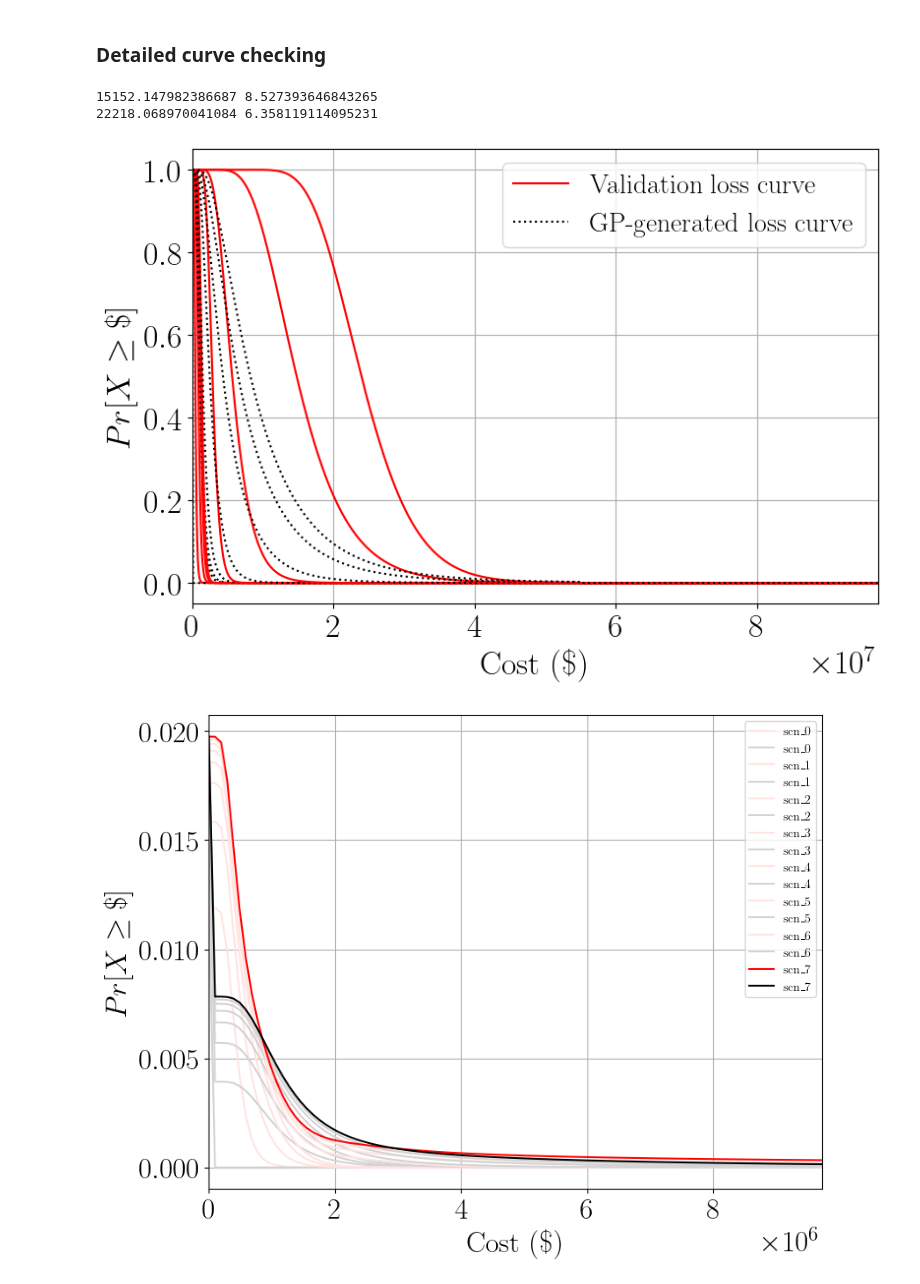
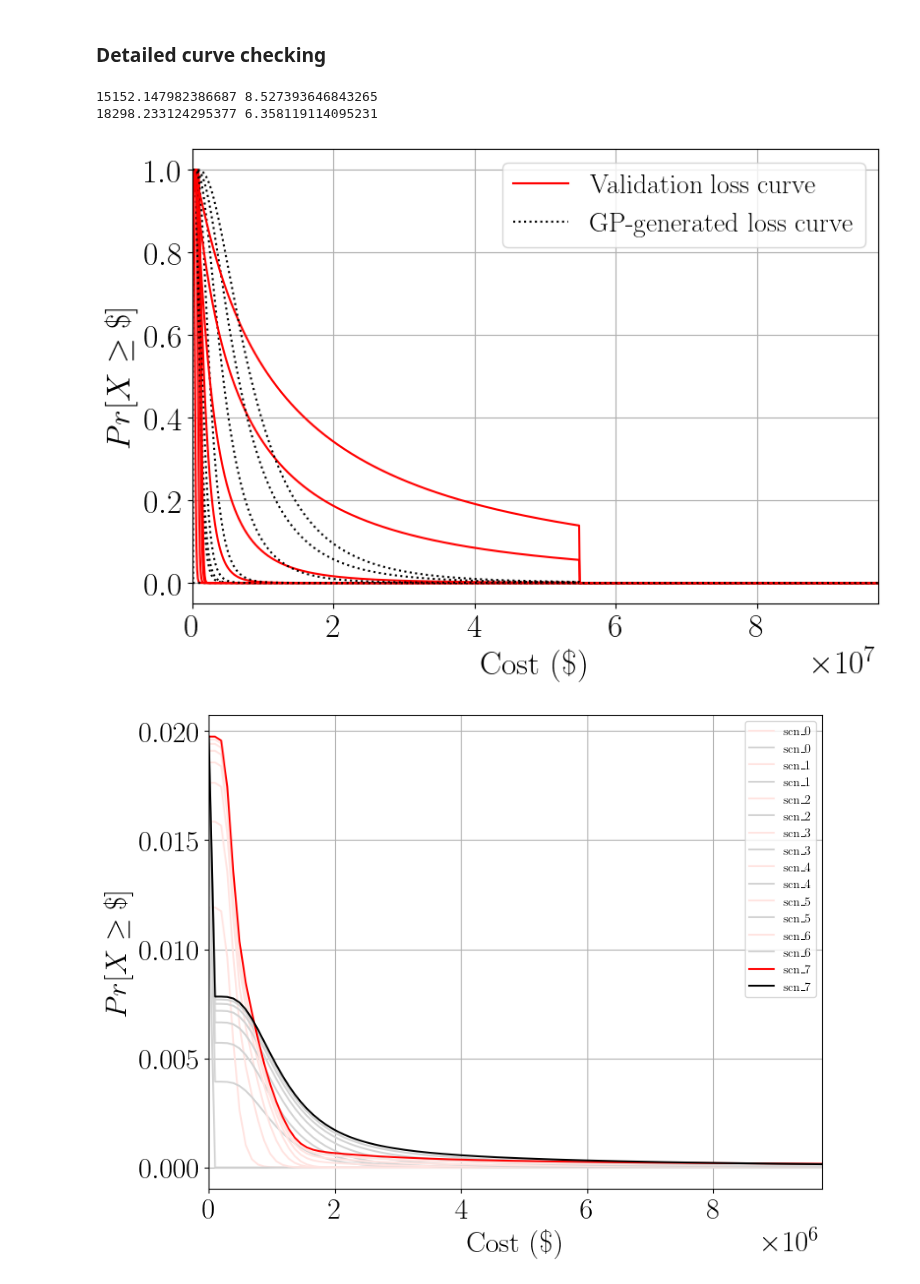
Before and after one commit to hgp297/isol-sys-database, a Jupyter notebook: src/analyses/time_anly.ipynb, the cells around one changed output. Saved outputs shown, nothing was run; the diff lists cells and outputs as text; code cells hidden in the pictures.

Commit message:
finalizing tfbe results

```diff
--- a/src/analyses/time_anly.ipynb
+++ b/src/analyses/time_anly.ipynb
@@ -2450,35 +2448,35 @@ def validate_lifetime_loss(val_results, hazard_curves, impact_clfs, cost_regs, t
 #     impact_clfs=impact_classification_mdls,
 #     cost_regs=cost_regression_mdls,
 #     time_regs=time_regression_mdls,
 #     beta_regs=beta_regression_mdls)
 
 
 # mcac_mf_lrb, mcat_mf_lrb, mcac_ratio_mf_lrb, mcat_ratio_mf_lrb = validate_lifetime_loss(
 #     mf_lrb_val_results, site_hazard_curves,
 #     impact_clfs=impact_classification_mdls,
 #     cost_regs=cost_regression_mdls,
 #     time_regs=time_regression_mdls,
 #     beta_regs=beta_regression_mdls)
 
 # mcac_cbf_tfp, mcat_cbf_tfp, mcac_ratio_cbf_tfp, mcat_ratio_cbf_tfp = validate_lifetime_loss(
 #     cbf_tfp_val_results, site_hazard_curves,
 #     impact_clfs=impact_classification_mdls,
 #     cost_regs=cost_regression_mdls,
 #     time_regs=time_regression_mdls,
 #     beta_regs=beta_regression_mdls)
 
 
 mcac_val, mcat_val, mcac_ratio_val, mcat_ratio_val = validate_lifetime_loss(
-    cbf_lrb_val_results, site_hazard_curves,
+    mf_tfp_val_results, site_hazard_curves,
     impact_clfs=impact_classification_mdls,
     cost_regs=cost_regression_mdls,
     time_regs=time_regression_mdls,
     beta_regs=beta_regression_mdls, plot_me=True)
 
 print(mcac_val, mcat_val)
 # %% [output]
 15152.147982386687 8.527393646843265
-22218.068970041084 6.358119114095231
+18298.233124295377 6.358119114095231
-[figure, old version]
+[figure, new version]
-[figure, old version]
+[figure, new version]
 [figure]
```
Also changed, not shown: parts of 9 cells of this notebook.
